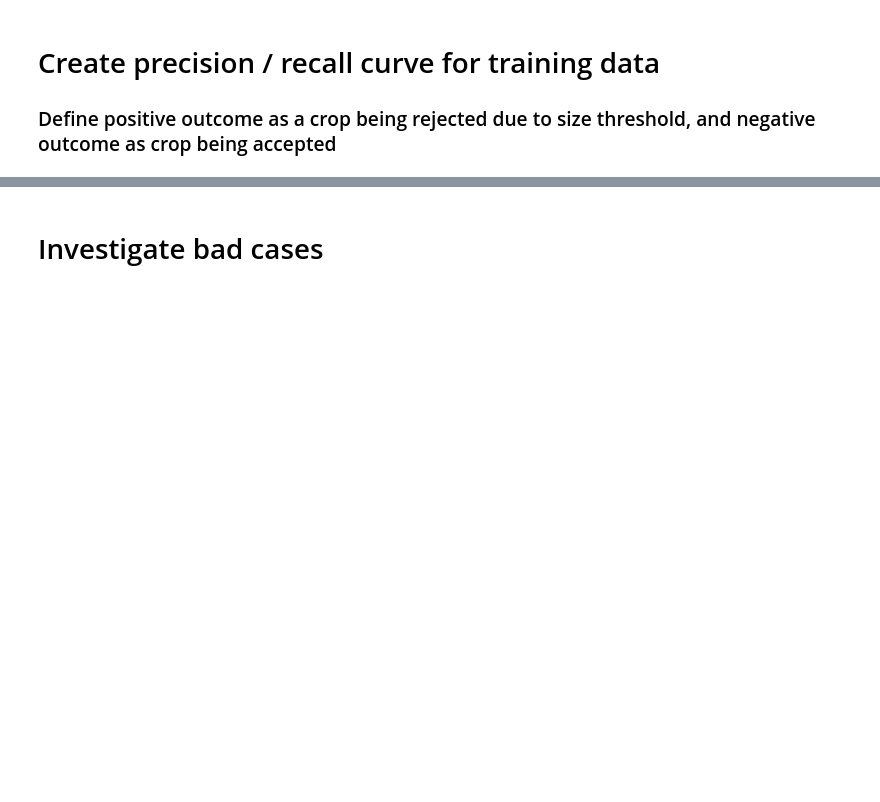
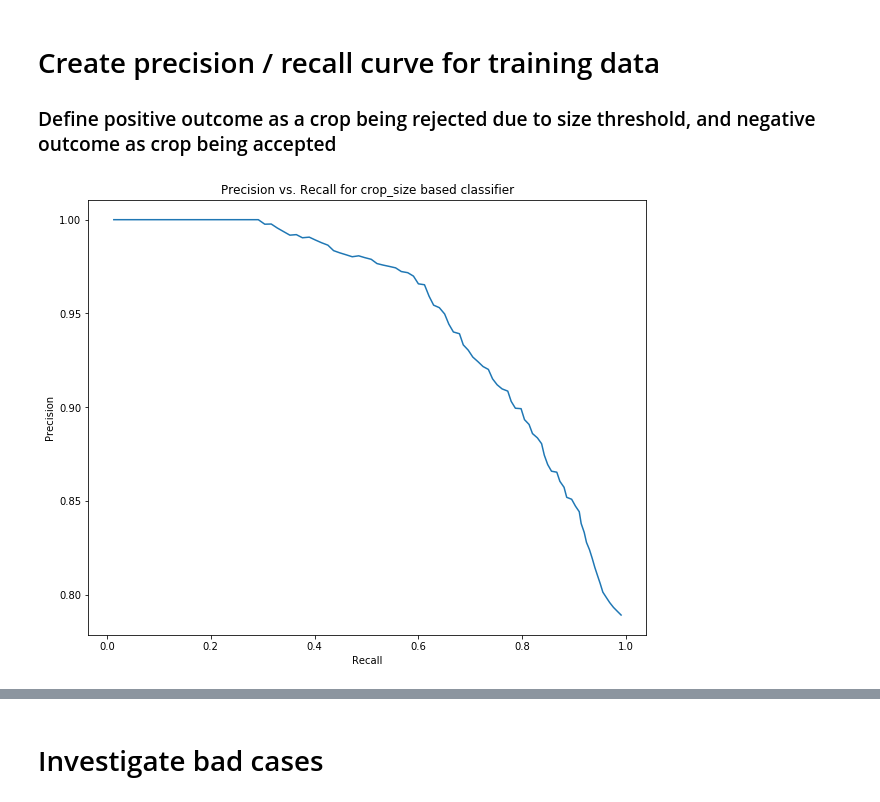
Before and after one commit to isabellafaccone/aquabytePersonal, a Jupyter notebook: alok/playground/crop_image_analysis/src/Crop Size and Aspect Ratio Investigation.ipynb, the cells around one changed output, grey strips where cells are left out. Cells and saved outputs as stored; diff of their text form; code cells hidden in the pictures; blank space fills up the shorter version.

```diff
--- a/alok/playground/crop_image_analysis/src/Crop Size and Aspect Ratio Investigation.ipynb
+++ b/alok/playground/crop_image_analysis/src/Crop Size and Aspect Ratio Investigation.ipynb
@@ -20,7 +20,7 @@ pd.set_option('display.max_colwidth', 500)
 # %% [markdown]
 <h1> Load crop dataset </h1>
 # %%
-analysis_df_path, key = '/root/data/alok/crop_data/analysis_df.h5', 'df'
+analysis_df_path, key = '/root/data/alok/crop_data/data_dumps/analysis_df.h5', 'df'
 analysis_df = pd.read_hdf(analysis_df_path, key)
 
 # compute crop size and aspect ratio
@@ -64,7 +68,7 @@ plt.show()
 true_negative_mask = (analysis_df.created_by == 'gunnar@aquabyte.ai') & (analysis_df.adult_female_count_adjusted >= 0)
 true_positive_mask = analysis_df.adult_female_count_adjusted.isnull()
 
-metric = 'aspect_ratio'
+metric = 'crop_size'
 thresholds = np.percentile(analysis_df[metric], list(range(100)))
 precisions, recalls = [], []
 for t in thresholds:
@@ -82,7 +86,9 @@ for t in thresholds:
 # %%
 plt.figure(figsize=(10, 8))
 plt.plot(recalls, precisions)
 plt.xlabel('Recall')
 plt.ylabel('Precision')
-plt.title('Precision vs. Recall for aspect-ratio based classifier')
+plt.title('Precision vs. Recall for {} based classifier'.format(metric))
 plt.show()
+# %% [output]
+[figure, added]
```
Also changed, not shown: parts of 3 cells of this notebook, 19 other files.
